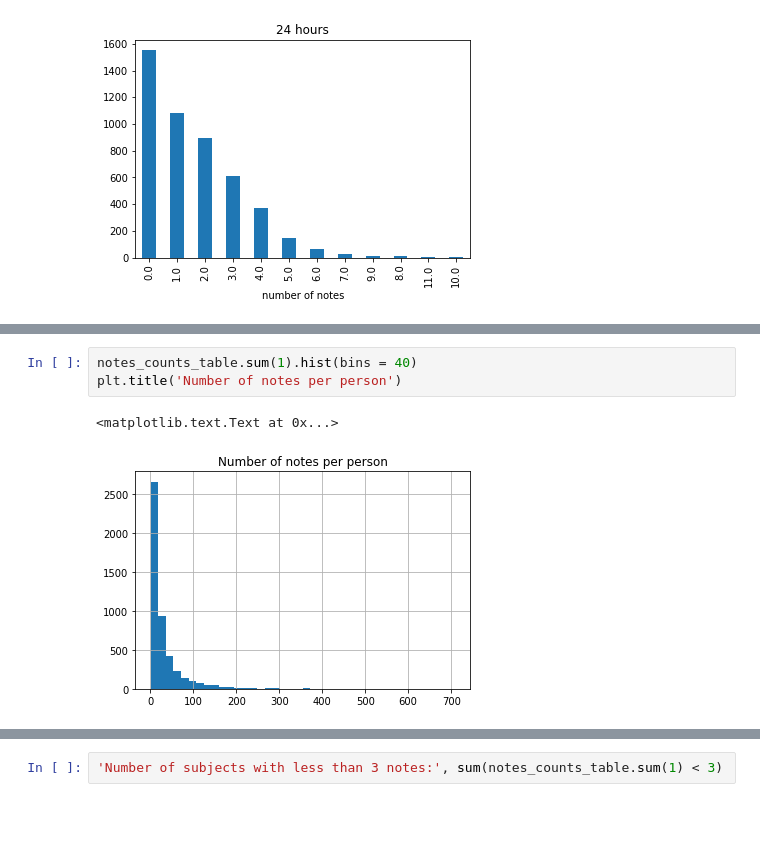
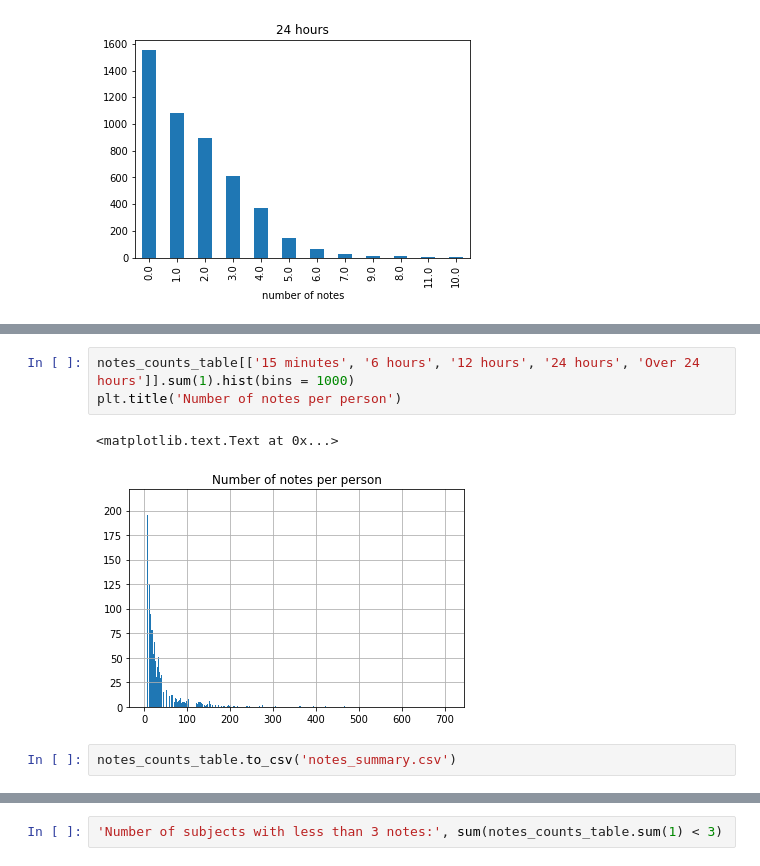
Before and after one commit to xlxulei1005/Project1011_Mortality_Predcition, a Jupyter notebook: Notes_Reorganise_and_Analysis.ipynb, the cells around one changed output, grey strips where cells are left out. Cells and saved outputs as stored; diff of their text form; blank space fills up the shorter version.

```diff
--- a/Notes_Reorganise_and_Analysis.ipynb
+++ b/Notes_Reorganise_and_Analysis.ipynb
@@ -179,6 +185,8 @@ plt.xlabel('number of notes')
 # %%
-notes_counts_table.sum(1).hist(bins = 40)
+notes_counts_table[['15 minutes', '6 hours', '12 hours', '24 hours', 'Over 24 hours']].sum(1).hist(bins = 1000)
 plt.title('Number of notes per person')
 # %% [output]
 <matplotlib.text.Text at 0x...>
-[figure, old version]
+[figure, new version]
+# %%
+notes_counts_table.to_csv('notes_summary.csv')
```
Also changed, not shown: parts of 5 cells of this notebook, 1 other file.
